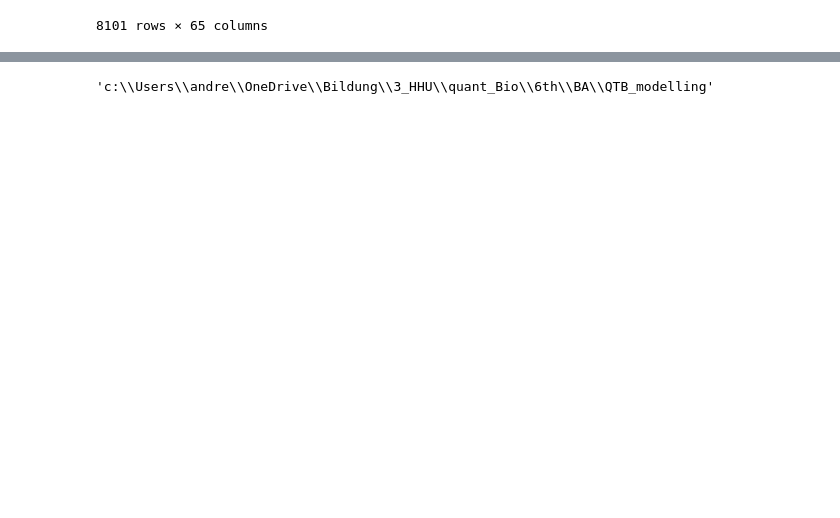
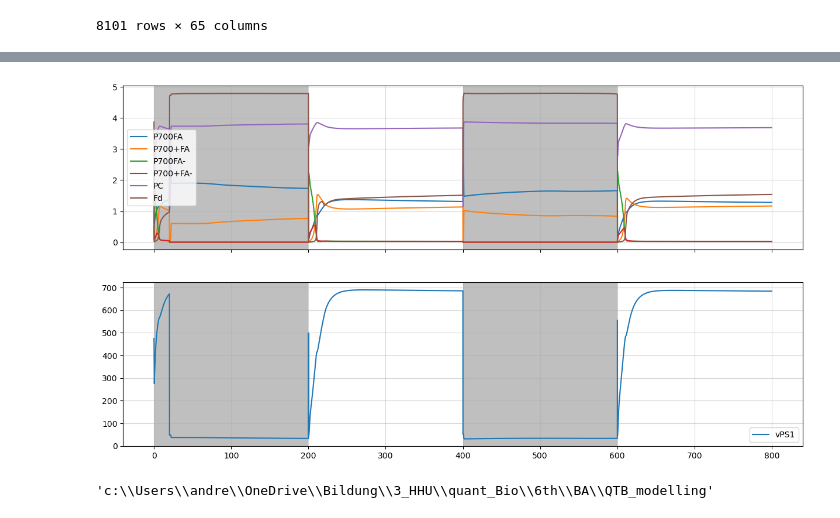
Before and after one commit to A-Potthoff/QTB_modeling, a Jupyter notebook: analyses/investigate_PS1_behaviour.ipynb, the cells around one changed output, grey strips where cells are left out. Drawn from its saved outputs; the diff is of its cells as text; code cells hidden in the pictures; blank space fills up the shorter version.

```diff
--- a/analyses/investigate_PS1_behaviour.ipynb
+++ b/analyses/investigate_PS1_behaviour.ipynb
@@ -187,7 +191,7 @@ ax[0].plot(results_df.index, results_df["Fd"], label="Fd")
 ax[0].legend()
 
 ax[1].plot(flux_df.index, flux_df["vPS1"], label="vPS1")
-ax[1].plot(flux_df.index, flux_df["vFdred"], label="vFdred")
+#ax[1].plot(flux_df.index, flux_df["vFdred"], label="vFdred")
 #ax[1].plot(flux_df.index, flux_df["vPCox"], label="vPCox")
 ax[1].legend()
 
@@ -197,6 +201,7 @@ for period in dark_intervals:
         ax[i].axvspan(period[0], period[1], facecolor='grey', alpha=0.5)
 
 for i, _ in enumerate(ax):
-    ax[i].set_xlim(599.98, 600.08)
+    #ax[i].set_xlim(599.98, 600.08)
     ax[i].grid(alpha = 0.5)
 fig.show()
+# %% [output]
@@ -203,3 +209,4 @@ fig.show()
+[figure, added]
 # %%
 folder = "figures/playground/old_model/PS1_states/"
 #name = input("Enter the name of the file: ")
```
Also changed, not shown: parts of 7 cells of this notebook, 3 other files.
